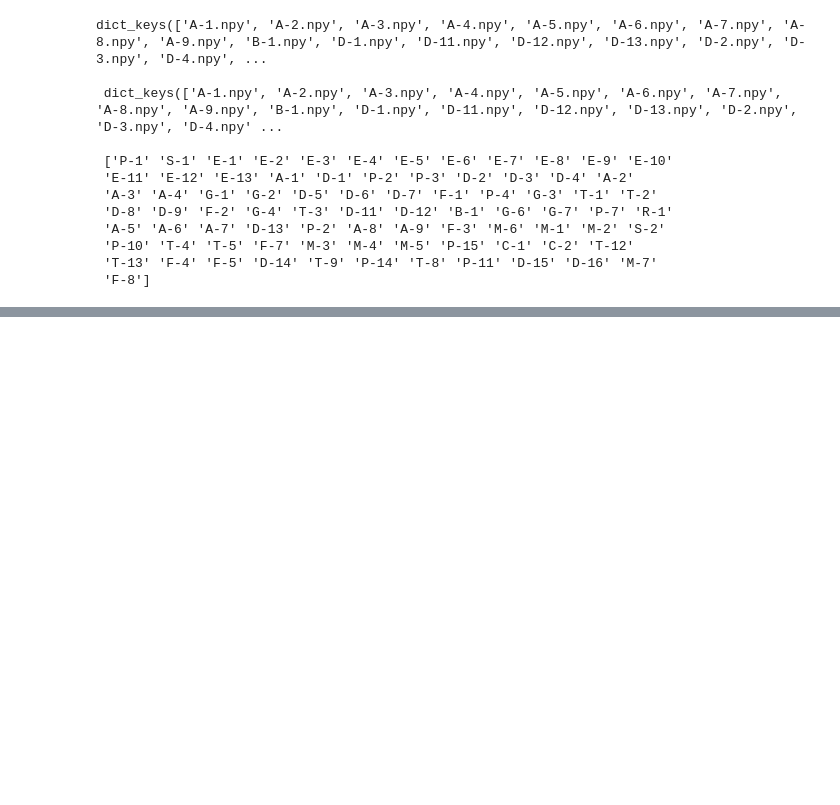
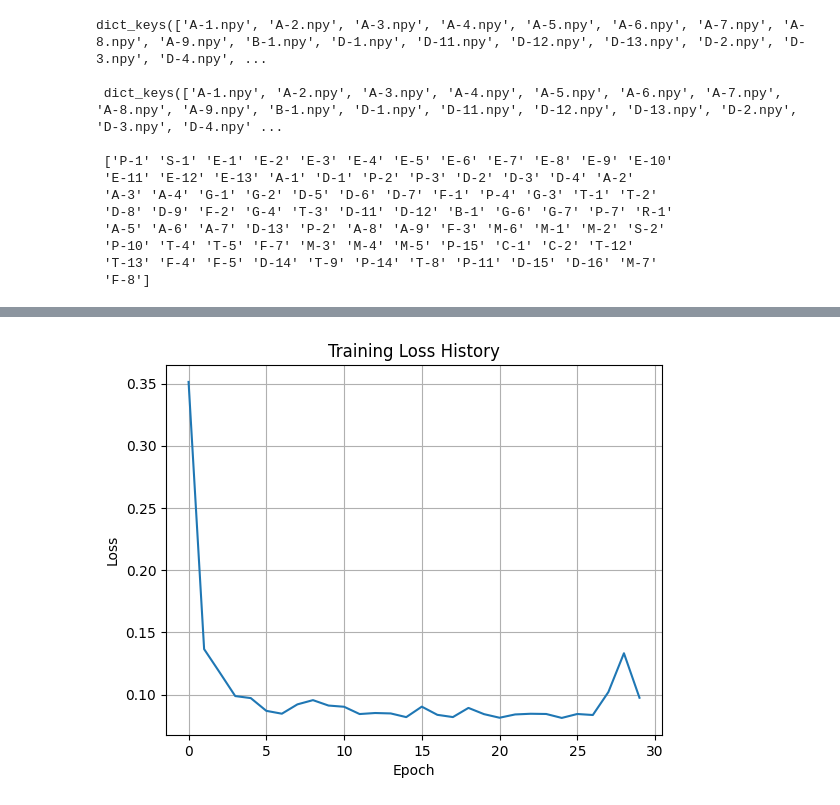
Before and after one commit to Batucan2601/MARINA, a Jupyter notebook: Marina.ipynb, the cells around one changed output, grey strips where cells are left out. Cells and saved outputs as stored; diff of their text form; code cells hidden in the pictures; blank space fills up the shorter version.

Commit message:
Model is updated with Spatial Module. First training samples are performed with 30 epochs and execution time is calculated as in the paper.

```diff
--- a/Marina.ipynb
+++ b/Marina.ipynb
@@ -97,15 +86,6 @@ for path in os.listdir(TESTSET_FILEPATH):
             if SC_name == desiredSC:
                 test_data = np.load(os.path.join(TESTSET_FILEPATH, path))
                 test_datas[path] = test_data
-# %%
-# Training params
-BATCH_SIZE = 128
-INTERMEDIATE_LENGTH = 24
-ALPHA  =0.1
-DIMENSIONS  = 25
-lr = 0.005
-#optimizer = torch.optim.Adam(lr = lr )
-loss = nn.MSELoss()
 # %%
 ## Writing Functions
 
@@ -370,0 +398,73 @@ torch.Size([25, 24])
+# %%
+# Training params
+BATCH_SIZE                  = 128
+lr                          = 0.005
+
+trainset            = MarinaDataset(train_data,train_futured)
+trainloader         = torch.utils.data.DataLoader(trainset, batch_size=BATCH_SIZE,shuffle=True)
+
+validset            = MarinaDataset(val_data,val_futured)
+validloader         = torch.utils.data.DataLoader(validset, batch_size=BATCH_SIZE,shuffle=True)
+# %%
+model           = modeMARINA()
+model           = model.to(device)
+criterion       = nn.MSELoss()
+optimizer       = optim.Adam(model.parameters(), lr=lr)
+min_valid_loss  = np.inf
+epoch           = 30       # From the figure 7 in the paper.
+loss_history    = []
+
+start_time = time.time() # Setting starting point for finding the execution time
+
+for epoch in range(epoch):  # loop over the dataset multiple times
+    running_loss = 0.0
+    model.train()
+
+    for i, data in enumerate(trainloader, 0):
+        inputs, labels = data
+        inputs = inputs.to(device)
+        labels = labels.to(device)
+        optimizer.zero_grad()
+        outputs = model(inputs)
+        outputs = outputs.to(device)
+        loss = criterion(outputs, labels)
+        loss.backward()
+        optimizer.step()
+        running_loss += loss.item()
+
+    valid_loss = 0.0
+    model.eval()
+
+    with torch.no_grad():
+        for i, data in enumerate(validloader, 0):
+            inputs, labels = data
+            inputs = inputs.to(device)
+            labels = labels.to(device)
+            outputs = model(inputs)
+            outputs = outputs.to(device)
+            loss = criterion(outputs, labels)
+            valid_loss += loss.item()
+
+    loss_history.append(running_loss / len(trainloader))
+    print(f'Epoch {epoch+1:2d} \t Training Loss: {running_loss / len(trainloader):.6f} \t Validation Loss: {valid_loss / len(validloader):.6f}')
+
+    if min_valid_loss > valid_loss:
+        print(f'\t\t Validation Loss Decreased ({min_valid_loss/len(validloader):.6f} --> {valid_loss/len(validloader):.6f})')
+        min_valid_loss = valid_loss
+        # Saving State Dict
+        # torch.save(model.state_dict(),'saved_model.pth')
+
+print('Finished Training')
+
+end_time = time.time()
+execution_time = end_time - start_time
+print(f"Total Execution Time: {execution_time:.2f} seconds")
+
+# Plotting the loss history
+plt.plot(loss_history)
+plt.xlabel('Epoch')
+plt.ylabel('Loss')
+plt.title('Training Loss History')
+plt.grid(True)
+plt.show()
+# %% [output]
@@ -370,0 +488 @@ torch.Size([25, 24])
+[figure, added]
```
Also changed, not shown: parts of 13 cells of this notebook.
